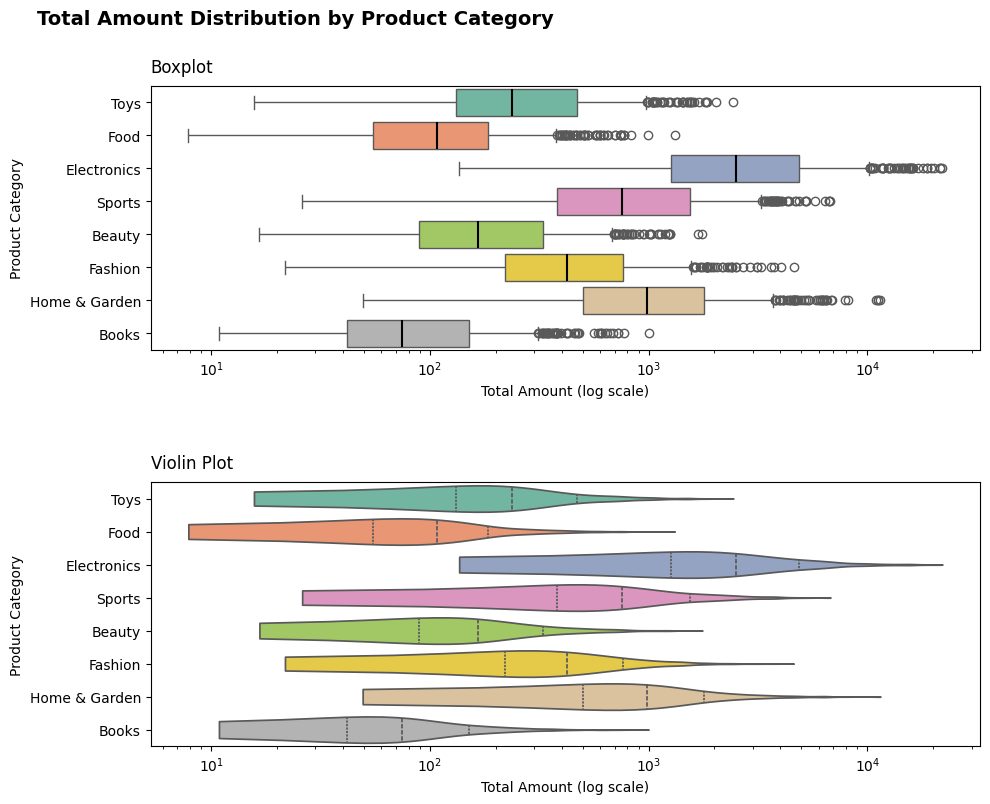
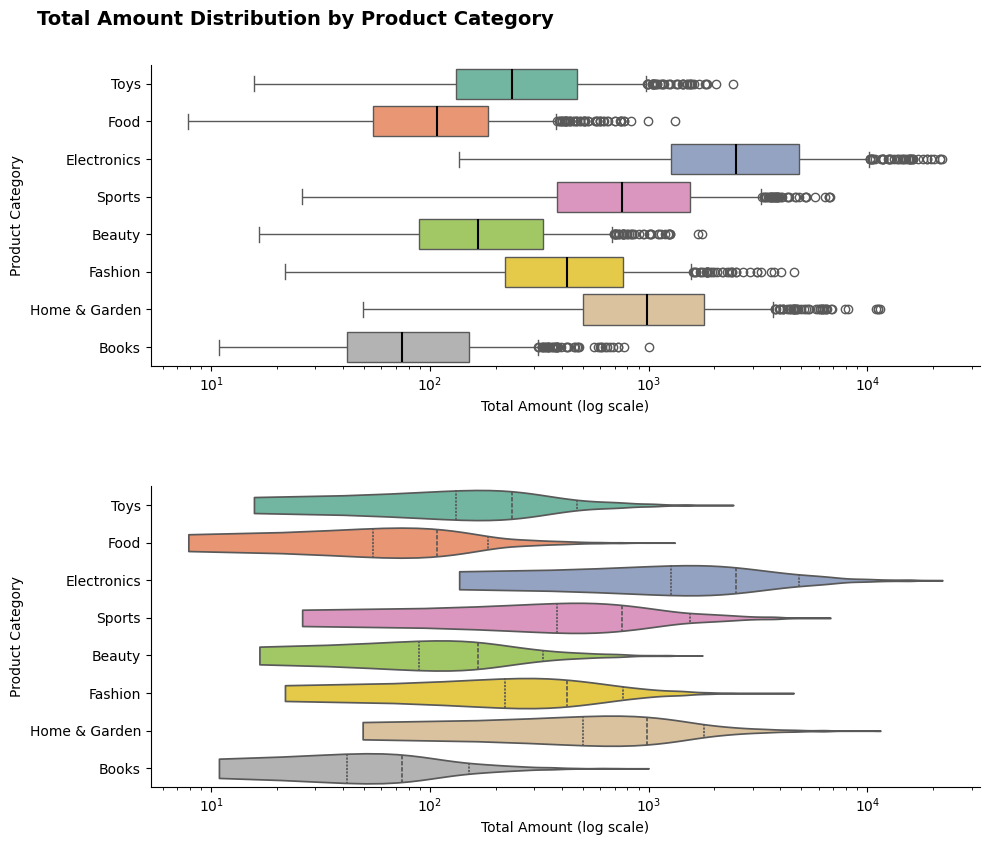
The change to this notebook cell's code, shown as a diff; its figure went from the first image to the second:
--- before
+++ after
@@ -6,16 +6,17 @@
 axes[0].set_xlabel("Total Amount (log scale)")
 axes[0].set_ylabel("Product Category")
-axes[0].set_title("Boxplot", loc="left", pad=10)
 axes[0].set_xscale("log")
-
+axes[0].spines["top"].set_visible(False)
+axes[0].spines["right"].set_visible(False)
 # Violin plot
 sns.violinplot(data=df_purchase_experience, x="Total_Amount", y="Product_Category", cut=0, inner="quartile", ax=axes[1], palette="Set2")
 axes[1].set_xlabel("Total Amount (log scale)")
 axes[1].set_ylabel("Product Category")
-axes[1].set_title("Violin Plot", loc="left", pad=10)
 axes[1].set_xscale("log")
+axes[1].spines["top"].set_visible(False)
+axes[1].spines["right"].set_visible(False)
 
-fig.suptitle("Total Amount Distribution by Product Category", fontsize=14, fontweight="bold", y=1, x=0.3)
 plt.tight_layout()
-plt.subplots_adjust(hspace=0.5)
+fig.suptitle("Total Amount Distribution by Product Category", fontsize=14, fontweight="bold", y= 1.05, x=0.3)
+plt.subplots_adjust(hspace=0.4)
 plt.show()

Commit: Complete week 6